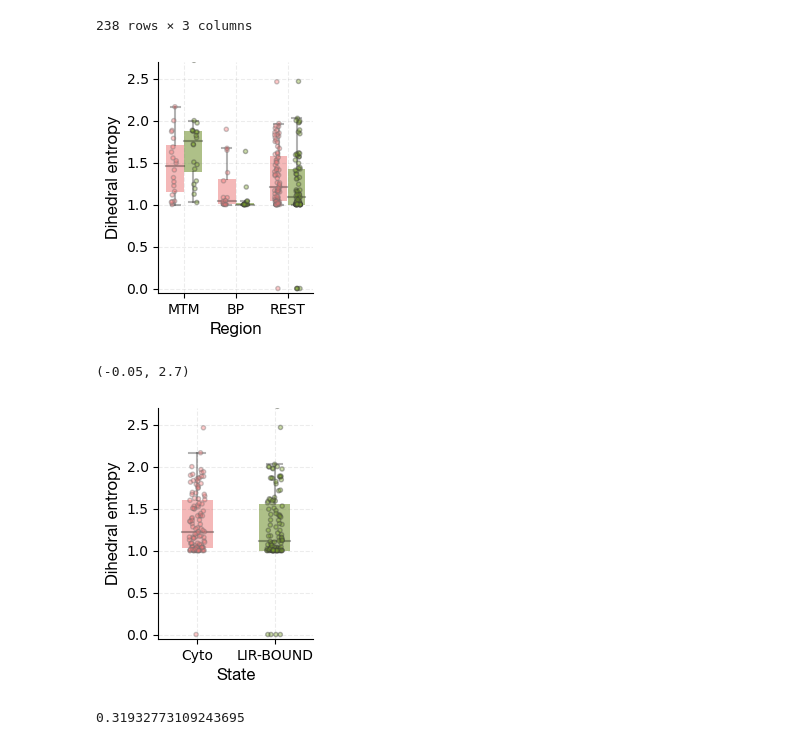
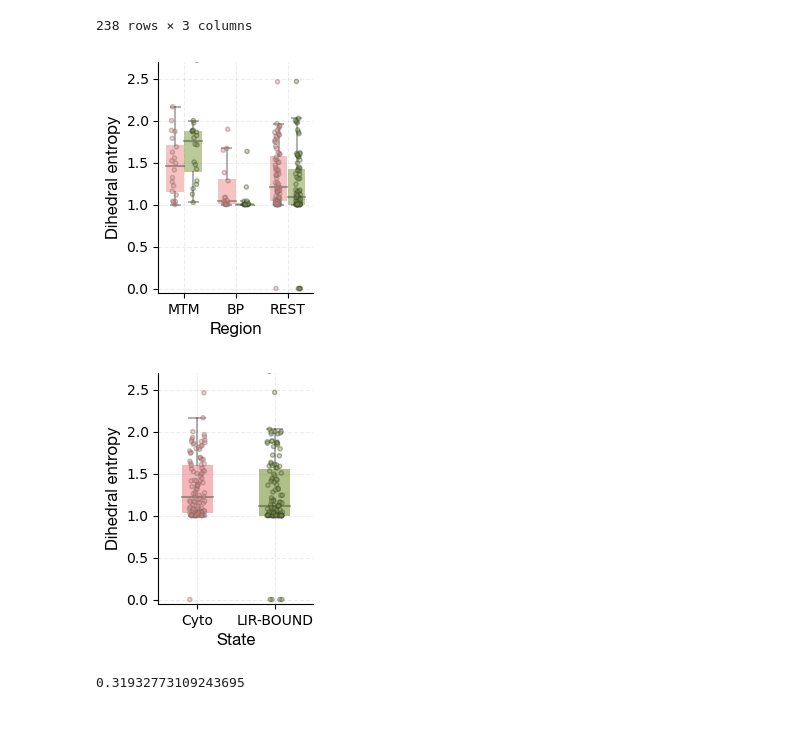
Before and after one commit to CSB-Thukral-Lab/LC3_conformations_scripts_data, a Jupyter notebook: scripts/dihedrals/dihedral_entropy_calculations/dihedral_entropy_pre_vs_bnd.ipynb, the cells around one changed output. Cells and saved outputs as stored; diff of their text form; code cells hidden in the pictures.

Commit message:
plots comparing pre vs bnd entropy

```diff
--- a/scripts/dihedrals/dihedral_entropy_calculations/dihedral_entropy_pre_vs_bnd.ipynb
+++ b/scripts/dihedrals/dihedral_entropy_calculations/dihedral_entropy_pre_vs_bnd.ipynb
@@ -399,7 +399,7 @@ ord_region_wise_compressed
 # Create the boxplot
 fig, ax = plt.subplots(figsize=(2,3))
 PROPS = {
-    'boxprops':{ 'edgecolor':'none', 'alpha':0.6},
+    'boxprops':{ 'edgecolor':'none', 'alpha':0.5},
     'medianprops':{'color':'black','alpha':0.3},
     'whiskerprops':{'color':'black','alpha':0.3},
     'capprops':{'color':'black','alpha':0.3}}
@@ -442,10 +442,10 @@ ax.set_ylim(-0.05,2.7)
 box.legend_.remove()
 # plt.legend()
 
-# plt.savefig('../../../plots/dihedrals/rotamer_shift/BB_SHIFT_pre_vs_bnd_regionwise.png', dpi=550,
-#            transparent=True, bbox_inches='tight')
+plt.savefig('../../../plots/dihedrals/dihedral_entropy_calculations/dihedral_entropy_regionwise_pre_bnd_BB_CHI1_considered.png', dpi=550,
+           transparent=True, bbox_inches='tight')
 # %% [output]
-[figure, old version]
+[figure, new version]
 # %%
 # Create the boxplot
 fig, ax = plt.subplots(figsize=(2,3))
@@ -466,37 +466,36 @@ box=sns.boxplot(x='state', y='net_ent', data=ord_region_wise_compressed,
 sns.stripplot(x='state', y='net_ent', data=ord_region_wise_compressed,
               jitter=True, alpha=0.4,
               dodge=False, palette=col_ls,
               size=3,linewidth=1,ax=ax)
 
 
 
 ax.yaxis.grid(color='gray', linestyle='dashed',alpha=0.15)
 ax.xaxis.grid(color='gray', linestyle='dashed',alpha=0.15)
 
 #ax.tick_params(labelsize=10)
 ax.spines['top'].set_visible(False)
 ax.spines['right'].set_visible(False)
 
 # ax.set_xticks([0,1,2], ['MTM', 'BP', 'REST'])
 # ax.set_xticklabels(['MTM', 'BP', 'REST'], fontdict=font)
 
 # ax.set_yticks([0,0.2,0.4,0.6], [0,0.2,0.4,0.6])
 # ax.set_yticklabels([0,0.2,0.4,0.6], fontdict=font)
 
 
 ax.set_xlabel('State', fontdict=font)
 ax.set_ylabel('Dihedral entropy', fontdict=font)
 
 ax.set_ylim(-0.05,2.7)
 
 
 # plt.legend()
 
-# plt.savefig('../../../plots/dihedrals/rotamer_shift/BB_SHIFT_pre_vs_bnd_regionwise.png', dpi=550,
-#            transparent=True, bbox_inches='tight')
+plt.savefig('../../../plots/dihedrals/dihedral_entropy_calculations/dihedral_entropy_overall_pre_bnd_BB_CHI1_considered.png', dpi=550,
+           transparent=True, bbox_inches='tight')
 # %% [output]
-(-0.05, 2.7)
-[figure, old version]
+[figure, new version]
 # %%
 # overall (applying threshold)
 # %%
```
Also changed, not shown: 4 other files.
